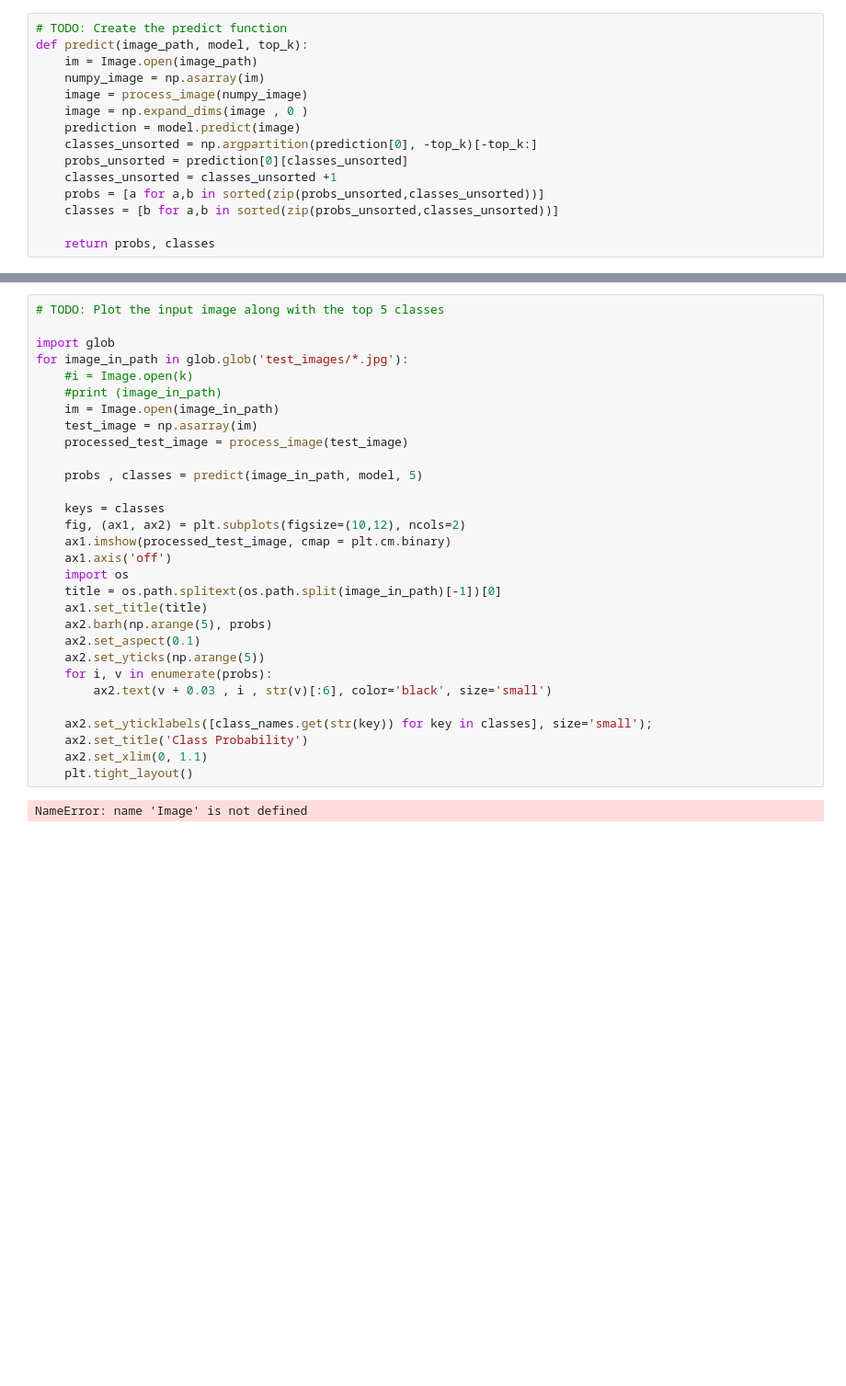
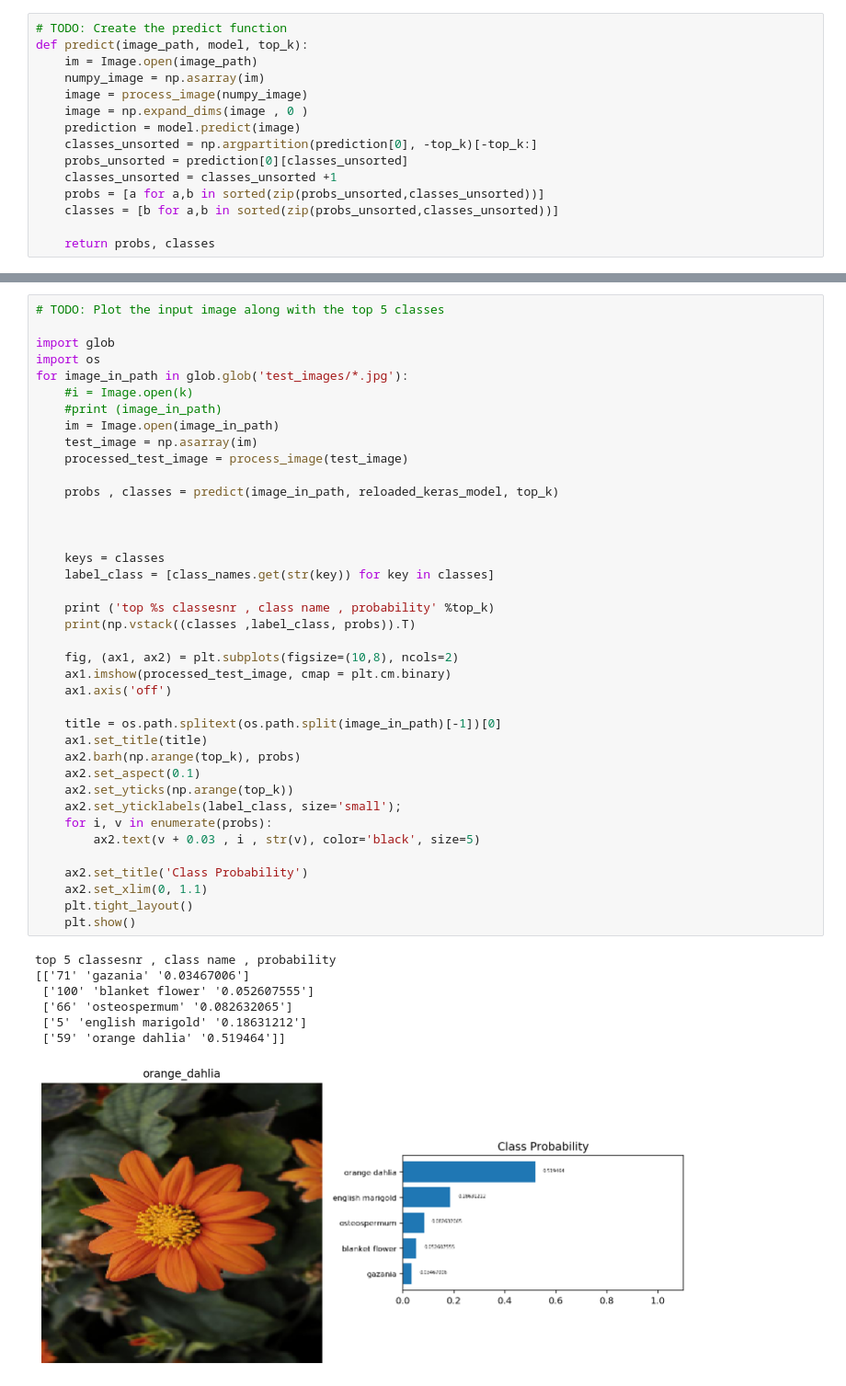
Before and after one commit to NasimKh/intro-to-ml-tensorflow, a Jupyter notebook: projects/p2_image_classifier/Project_Image_Classifier_Project.ipynb, the cells around one changed output, grey strips where cells are left out. Shown at 92% size. Cells and saved outputs as stored; diff of their text form; blank space fills up the shorter version.

```diff
--- a/projects/p2_image_classifier/Project_Image_Classifier_Project.ipynb
+++ b/projects/p2_image_classifier/Project_Image_Classifier_Project.ipynb
@@ -582,32 +583,47 @@ You can convert from the class integer labels to actual flower names using `clas
 # %%
 # TODO: Plot the input image along with the top 5 classes
 
 import glob
+import os
 for image_in_path in glob.glob('test_images/*.jpg'):
     #i = Image.open(k)
     #print (image_in_path)
     im = Image.open(image_in_path)
     test_image = np.asarray(im)
     processed_test_image = process_image(test_image)
 
-    probs , classes = predict(image_in_path, model, 5)
+    probs , classes = predict(image_in_path, reloaded_keras_model, top_k)
+
+
 
     keys = classes
-    fig, (ax1, ax2) = plt.subplots(figsize=(10,12), ncols=2)
+    label_class = [class_names.get(str(key)) for key in classes]
+
+    print ('top %s classesnr , class name , probability' %top_k)
+    print(np.vstack((classes ,label_class, probs)).T)
+
+    fig, (ax1, ax2) = plt.subplots(figsize=(10,8), ncols=2)
     ax1.imshow(processed_test_image, cmap = plt.cm.binary)
     ax1.axis('off')
-    import os
+
     title = os.path.splitext(os.path.split(image_in_path)[-1])[0]
     ax1.set_title(title)
-    ax2.barh(np.arange(5), probs)
+    ax2.barh(np.arange(top_k), probs)
     ax2.set_aspect(0.1)
-    ax2.set_yticks(np.arange(5))
+    ax2.set_yticks(np.arange(top_k))
+    ax2.set_yticklabels(label_class, size='small');
     for i, v in enumerate(probs):
-        ax2.text(v + 0.03 , i , str(v)[:6], color='black', size='small')
+        ax2.text(v + 0.03 , i , str(v), color='black', size=5)
 
-    ax2.set_yticklabels([class_names.get(str(key)) for key in classes], size='small');
     ax2.set_title('Class Probability')
     ax2.set_xlim(0, 1.1)
     plt.tight_layout()
+    plt.show()
 # %% [output]
-NameError: name 'Image' is not defined
+top 5 classesnr , class name , probability
+[['71' 'gazania' '0.03467006']
+ ['100' 'blanket flower' '0.052607555']
+ ['66' 'osteospermum' '0.082632065']
+ ['5' 'english marigold' '0.18631212']
+ ['59' 'orange dahlia' '0.519464']]
+[figure, added]
```
Also changed, not shown: parts of 5 cells of this notebook, 7 other files.
